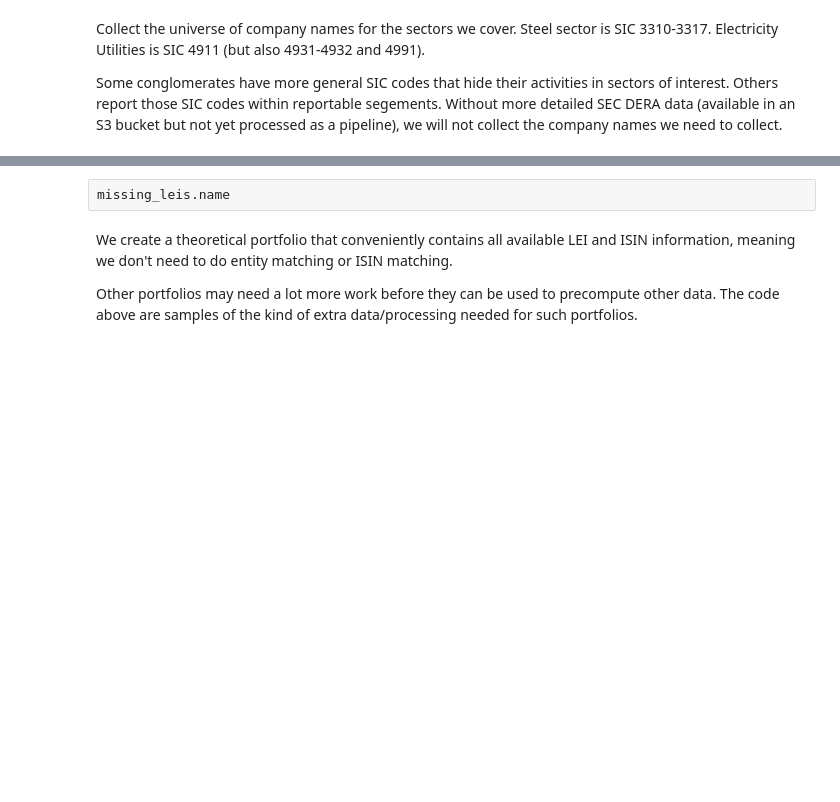
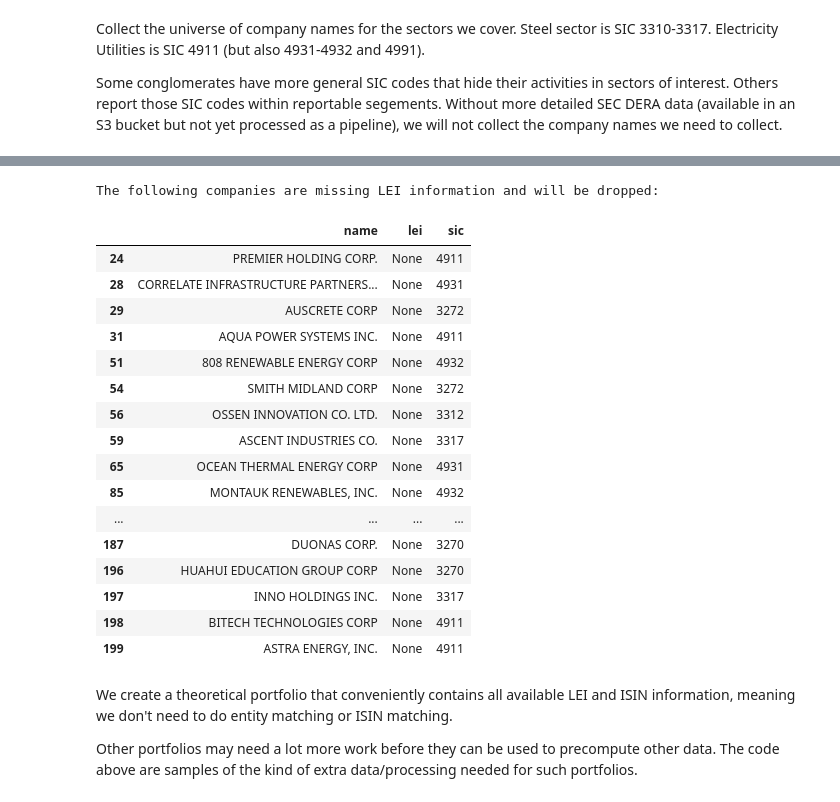
Before and after one commit to os-climate/itr-data-pipeline, a Jupyter notebook: notebooks/ITR-data-production.ipynb, the cells around one changed output, grey strips where cells are left out. Drawn from its saved outputs; the diff is of its cells as text; code cells hidden in the pictures; blank space fills up the shorter version.

```diff
--- a/notebooks/ITR-data-production.ipynb
+++ b/notebooks/ITR-data-production.ipynb
@@ -209,12 +238,18 @@ for name, lei in zip(rmi_lei_isin.loc[rmi_lei_isin.parent_lei.str.startswith('RM
 # gleif_dict['Big Rivers Electric Corp'.upper()] = gleif_dict['BIG RIVERS ELECTRIC CORPORATION']
 # gleif_dict['CHUGACH ELECTRIC ASSOCIATION INC'] = gleif_dict['CHUGACH ELECTRIC ASSN INC.']
 gleif_dict["Cleco Partners LP".upper()] = gleif_dict["CLECO CORPORATE HOLDINGS LLC"]
+gleif_dict["CONSTELLATION ENERGY CORP"] = "549300F8Y20RYGNGV346"
+gleif_dict["FirstEnergy Co".upper()] = gleif_dict["FIRSTENERGY CORP"]
 # gleif_dict['Golden Spread Electric Coop., Inc'.upper()] = gleif_dict['GOLDEN SPREAD ELECTRIC COOPERATIVE, INC.']
 gleif_dict["MIDWEST ENERGY INC"] = "549300O4B5CVWMKUES27"
+gleif_dict["NORTHWESTERN CORP"] = "254900N1WG46G1VMDM34"  # NORTHWESTERN ENERGY GROUP, INC.
+gleif_dict["NORTHWESTERN ENERGY GROUP, INC."] = "254900N1WG46G1VMDM34"
 gleif_dict["OG&E Energy".upper()] = gleif_dict["OGE ENERGY CORP."]
 # gleif_dict['Ohio Valley Electric Corp'.upper()] = gleif_dict['OHIO VALLEY ELECTRIC CORPORATION']
 gleif_dict["Old Dominion Electric Coop".upper()] = gleif_dict["OLD DOMINION ELECTRIC COOPERATIVE"]
 gleif_dict["PG&E Corp.".upper()] = gleif_dict["PG&E CORP"]
+gleif_dict["Reliant Energy Inc".upper()] = gleif_dict["RELIANT HOLDINGS, INC."]
+gleif_dict["Sempra".upper()] = gleif_dict["SEMPRA ENERGY"]
 gleif_dict["Tri-State Generation & Transmission Association".upper()] = gleif_dict[
     "TRI-STATE GENERATION & TRANSMISSION ASSOCIATION, INC."
 ]
@@ -269,64 +283,39 @@ missing_leis = sec_lei_isin[sec_lei_isin.lei.isna()]
-# %% [raw]
-missing_leis.name
 # %%
 sec_lei_isin = pd.read_sql(
     f"""
 select DISTINCT F.name, F.lei, F.sic
 from {dera_schema}.financials_by_lei F
 where (sic=4911 or sic=4931 or sic=4932 or sic=4991)
       or (sic>=3241 and sic<=3272)
       or (sic>=3310 and sic<=3317)
 """,
     engine,
 )
-if False:
-    # These are all now fixed
-    sec_lei_isin.loc[sec_lei_isin.name == "DOMINION ENERGY INC", "lei"] = "ILUL7B6Z54MRYCF6H308"
-    sec_lei_isin.loc[sec_lei_isin.name == "GROUP SIMEC SA DE CV", "lei"] = "529900LCYCXPA0TZEU09"
-    sec_lei_isin.loc[sec_lei_isin.name == "ENEL GENERACION CHILE S.A.", "lei"] = "549300PVHXUFEIE6LY50"
-    sec_lei_isin.loc[sec_lei_isin.name == "POSCO HOLDINGS INC.", "lei"] = "988400E5HRVX81AYLM04"
-    sec_lei_isin.loc[sec_lei_isin.name == "ARCHAEA ENERGY INC.", "lei"] = "549300ZBE567NNMH7V89"
-    sec_lei_isin.loc[sec_lei_isin.name == "CLEANSPARK, INC.", "lei"] = "254900VO7KBRJQDGY810"
-    sec_lei_isin.loc[sec_lei_isin.name == "ALGOMA STEEL GROUP INC.", "lei"] = "549300Q5EU337A1XCX27"
-    sec_lei_isin.loc[sec_lei_isin.name == "ECO WAVE POWER GLOBAL AB (PUBL)", "lei"] = "5493003GP1XAFTYRJM76"
-    sec_lei_isin.loc[sec_lei_isin.name == "FRIEDMAN INDUSTRIES INC", "lei"] = "549300VI5ADYNC8C3G47"
-    sec_lei_isin.loc[sec_lei_isin.name == "RENEW ENERGY GLOBAL PLC", "lei"] = "254900SL77LA2KAG7R65"
-    sec_lei_isin.loc[sec_lei_isin.name == "808 RENEWABLE ENERGY CORP", "lei"] = "5493005N3PLQ26Z8SJ60"
-
-    # CPFL ENERGIA S.A.
-    sec_lei_isin.loc[sec_lei_isin.name == "CPFL ENERGY INC", "lei"] = "529900GBWSBDXN8GGM28"
-
-    # PAMPA ENERGIA S A 254900QNIK0CVURGML24
-    sec_lei_isin.loc[sec_lei_isin.name == "PAMPA ENERGY INC.", "lei"] = "254900QNIK0CVURGML24"
-
-    # COMPANHIA ENERGETICA DE MINAS GERAIS CEMIG
-    sec_lei_isin.loc[sec_lei_isin.name == "ENERGY CO OF MINAS GERAIS", "lei"] = "254900W703PXLDSEM056"
-
-    # Centrais Elétricas Brasileiras S/A
-    sec_lei_isin.loc[sec_lei_isin.name == "BRAZILIAN ELECTRIC POWER CO", "lei"] = "254900I8KYDELP4B4Z08"
-
-# GRUPOSIMEC, S.A.B. de C.V.
-sec_lei_isin.loc[sec_lei_isin.name == "GRUPO SIMEC, S.A.B. DE C.V.", "lei"] = "529900LCYCXPA0TZEU09"
-
-# PAMPA ENERGIA S A 254900QNIK0CVURGML24
-sec_lei_isin.loc[sec_lei_isin.name == "PAMPA ENERGY INC.", "lei"] = "254900QNIK0CVURGML24"
-
-# COMPANHIA ENERGETICA DE MINAS GERAIS CEMIG
-sec_lei_isin.loc[sec_lei_isin.name == "ENERGY CO OF MINAS GERAIS", "lei"] = "254900W703PXLDSEM056"
-
-# Centrais Elétricas Brasileiras S/A
-sec_lei_isin.loc[sec_lei_isin.name == "BRAZILIAN ELECTRIC POWER CO", "lei"] = "254900I8KYDELP4B4Z08"
-# FIXME: are these necessary?
-sec_lei_isin.loc[sec_lei_isin.name == "GRUPO SIMEC, S.A.B. DE C.V.", "lei"] = gleif_dict["GROUP SIMEC SA DE CV"]
-sec_lei_isin.loc[sec_lei_isin.name == "FRIEDMAN INDUSTRIES INC", "lei"] = gleif_dict["FRIEDMAN INDUSTRIES INC"]
-sec_lei_isin.loc[sec_lei_isin.name == "LOMA NEGRA COMPANIA INDUSTRIAL ARGENTINA SOCIEDAD ANONIMA", "lei"] = gleif_dict[
-    "LOMA NEGRA COMPANIA INDUSTRIAL ARGENTINA SOCIEDAD ANONIMA"
-]
+sec_lei_isin.lei = sec_lei_isin.name.map(gleif_dict).fillna(sec_lei_isin.lei)
 
 missing_leis = sec_lei_isin[sec_lei_isin.lei.isna()]
 sec_lei_isin.dropna(inplace=True)
 print("The following companies are missing LEI information and will be dropped:")
 display(missing_leis)
+# %% [output]
+The following companies are missing LEI information and will be dropped:
+|  | name | lei | sic |
+| 24 | PREMIER HOLDING CORP. | None | 4911 |
+| 28 | CORRELATE INFRASTRUCTURE PARTNERS... | None | 4931 |
+| 29 | AUSCRETE CORP | None | 3272 |
+| 31 | AQUA POWER SYSTEMS INC. | None | 4911 |
+| 51 | 808 RENEWABLE ENERGY CORP | None | 4932 |
+| 54 | SMITH MIDLAND CORP | None | 3272 |
+| 56 | OSSEN INNOVATION CO. LTD. | None | 3312 |
+| 59 | ASCENT INDUSTRIES CO. | None | 3317 |
+| 65 | OCEAN THERMAL ENERGY CORP | None | 4931 |
+| 85 | MONTAUK RENEWABLES, INC. | None | 4932 |
+| ... | ... | ... | ... |
+| 187 | DUONAS CORP. | None | 3270 |
+| 196 | HUAHUI EDUCATION GROUP CORP | None | 3270 |
+| 197 | INNO HOLDINGS INC. | None | 3317 |
+| 198 | BITECH TECHNOLOGIES CORP | None | 4911 |
+| 199 | ASTRA ENERGY, INC. | None | 4911 |
 # %% [markdown]
 We create a theoretical portfolio that conveniently contains all available LEI and ISIN information, meaning we don't need to do entity matching or ISIN matching.
 
```
Also changed, not shown: parts of 58 cells of this notebook, 4 other files.
